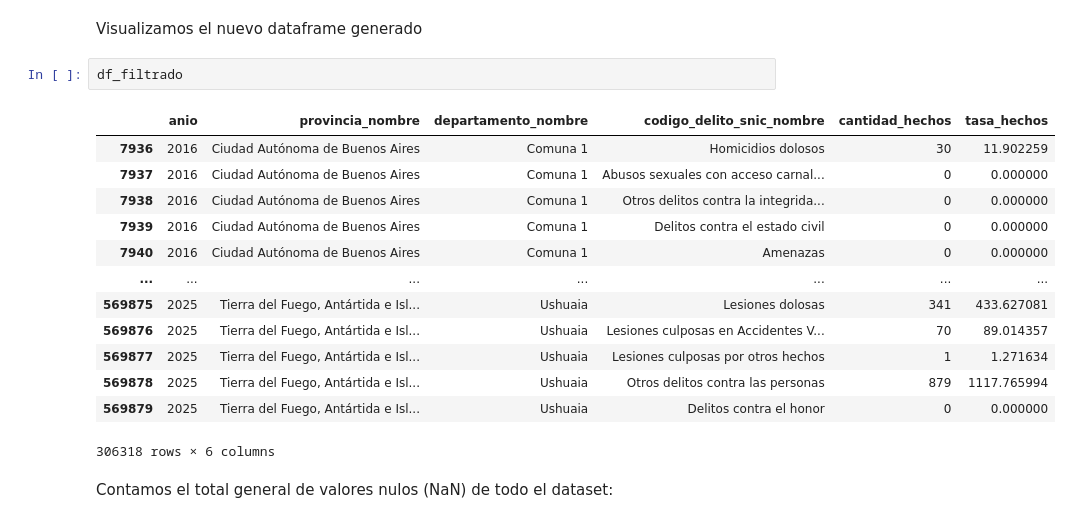
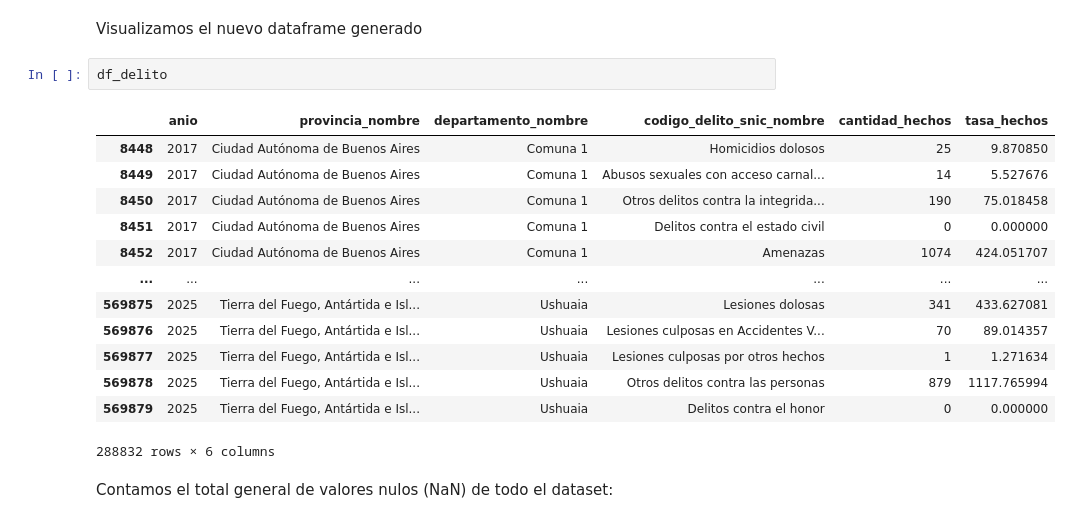
Before and after one commit to bauhaushm/TP-Delito_en_AMBA, a Jupyter notebook: TP_Delito.ipynb, the cells around one changed output. Drawn from its saved outputs; the diff is of its cells as text.

```diff
--- a/TP_Delito.ipynb
+++ b/TP_Delito.ipynb
@@ -53,22 +54,22 @@ El dataset filtrado contiene 306318 filas y 6 columnas.
 Años incluidos: [np.int64(2016), np.int64(2017), np.int64(2018), np.int64(2019), np.int64(2020), np.int64(2021), np.int64(2022), np.int64(2023), np.int64(2024), np.int64(2025)]
 # %% [markdown]
 Visualizamos el nuevo dataframe generado
-# %%
-df_filtrado
-# %% [output]
-|  | anio | provincia_nombre | departamento_nombre | codigo_delito_snic_nombre | cantidad_hechos | tasa_hechos |
-| 7936 | 2016 | Ciudad Autónoma de Buenos Aires | Comuna 1 | Homicidios dolosos | 30 | 11.902259 |
-| 7937 | 2016 | Ciudad Autónoma de Buenos Aires | Comuna 1 | Abusos sexuales con acceso carnal... | 0 | 0.000000 |
-| 7938 | 2016 | Ciudad Autónoma de Buenos Aires | Comuna 1 | Otros delitos contra la integrida... | 0 | 0.000000 |
-| 7939 | 2016 | Ciudad Autónoma de Buenos Aires | Comuna 1 | Delitos contra el estado civil | 0 | 0.000000 |
-| 7940 | 2016 | Ciudad Autónoma de Buenos Aires | Comuna 1 | Amenazas | 0 | 0.000000 |
-| ... | ... | ... | ... | ... | ... | ... |
-| 569875 | 2025 | Tierra del Fuego, Antártida e Isl... | Ushuaia | Lesiones dolosas | 341 | 433.627081 |
-| 569876 | 2025 | Tierra del Fuego, Antártida e Isl... | Ushuaia | Lesiones culposas en Accidentes V... | 70 | 89.014357 |
-| 569877 | 2025 | Tierra del Fuego, Antártida e Isl... | Ushuaia | Lesiones culposas por otros hechos | 1 | 1.271634 |
-| 569878 | 2025 | Tierra del Fuego, Antártida e Isl... | Ushuaia | Otros delitos contra las personas | 879 | 1117.765994 |
-| 569879 | 2025 | Tierra del Fuego, Antártida e Isl... | Ushuaia | Delitos contra el honor | 0 | 0.000000 |
-306318 rows × 6 columns
+# %%
+df_delito
+# %% [output]
+|  | anio | provincia_nombre | departamento_nombre | codigo_delito_snic_nombre | cantidad_hechos | tasa_hechos |
+| 8448 | 2017 | Ciudad Autónoma de Buenos Aires | Comuna 1 | Homicidios dolosos | 25 | 9.870850 |
+| 8449 | 2017 | Ciudad Autónoma de Buenos Aires | Comuna 1 | Abusos sexuales con acceso carnal... | 14 | 5.527676 |
+| 8450 | 2017 | Ciudad Autónoma de Buenos Aires | Comuna 1 | Otros delitos contra la integrida... | 190 | 75.018458 |
+| 8451 | 2017 | Ciudad Autónoma de Buenos Aires | Comuna 1 | Delitos contra el estado civil | 0 | 0.000000 |
+| 8452 | 2017 | Ciudad Autónoma de Buenos Aires | Comuna 1 | Amenazas | 1074 | 424.051707 |
+| ... | ... | ... | ... | ... | ... | ... |
+| 569875 | 2025 | Tierra del Fuego, Antártida e Isl... | Ushuaia | Lesiones dolosas | 341 | 433.627081 |
+| 569876 | 2025 | Tierra del Fuego, Antártida e Isl... | Ushuaia | Lesiones culposas en Accidentes V... | 70 | 89.014357 |
+| 569877 | 2025 | Tierra del Fuego, Antártida e Isl... | Ushuaia | Lesiones culposas por otros hechos | 1 | 1.271634 |
+| 569878 | 2025 | Tierra del Fuego, Antártida e Isl... | Ushuaia | Otros delitos contra las personas | 879 | 1117.765994 |
+| 569879 | 2025 | Tierra del Fuego, Antártida e Isl... | Ushuaia | Delitos contra el honor | 0 | 0.000000 |
+288832 rows × 6 columns
 # %% [markdown]
 Contamos el total general de valores nulos (NaN) de todo el dataset:
 # %%
```
Also changed, not shown: parts of 10 cells of this notebook.
